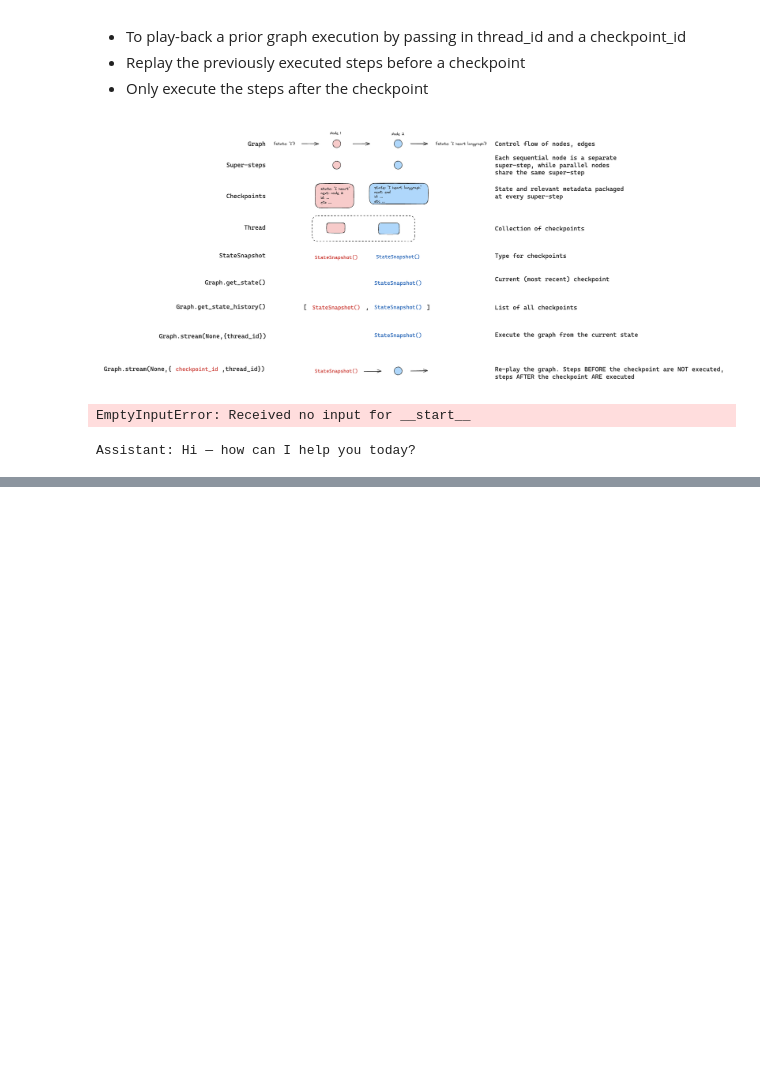
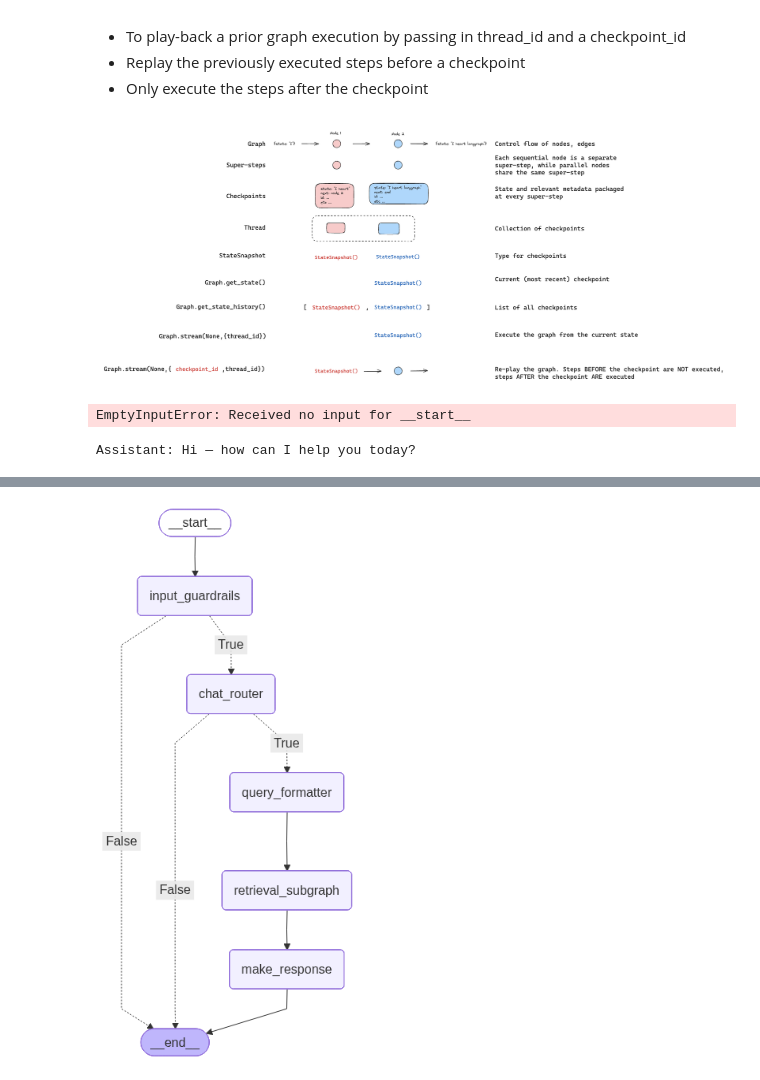
Before and after one commit to Clarenceee/agentic-rag, a Jupyter notebook: service/test.ipynb, the cells around one changed output, grey strips where cells are left out. Drawn from its saved outputs; the diff is of its cells as text; code cells hidden in the pictures; blank space fills up the shorter version.

```diff
--- a/service/test.ipynb
+++ b/service/test.ipynb
@@ -872,0 +1389,40 @@ Assistant: Hi — how can I help you today?
+# %%
+from pydantic import BaseModel
+from langchain_openai import ChatOpenAI
+from states.graph_states import OverallState
+from orchestrator.main_graph_node import MainGraph
+from langgraph.checkpoint.postgres import PostgresSaver
+from psycopg import Connection
+from langgraph.graph import StateGraph, END, START
+from IPython.display import display, Image
+from dotenv import load_dotenv
+load_dotenv()
+
+# @wrap_model_call
+# def dynamic_model_selection(request: ModelRequest, handler) -> ModelResponse:
+#     """Choose model based on conversation complexity."""
+#     message_count = len(request.state["messages"])
+
+#     if message_count > 10:
+#         model = advanced_model
+#     else:
+#         model = basic_model
+
+#     request.model = model
+#     return handler(request)
+
+class SummarizeResponse(BaseModel):
+    summary: str
+
+model = ChatOpenAI(
+    model="gpt-5-mini",
+    temperature=0.1,
+    max_tokens=500,
+)
+
+model = model.with_structured_output(
+    schema=SummarizeResponse,
+)
+
+
+main_graph = MainGraph()
@@ -872,0 +1445,4 @@ Assistant: Hi — how can I help you today?
+# %%
+display(Image(main_graph.graph.get_graph().draw_mermaid_png()))
+# %% [output]
+[figure, added]
```
Also changed, not shown: parts of 41 cells of this notebook, 10 other files.
